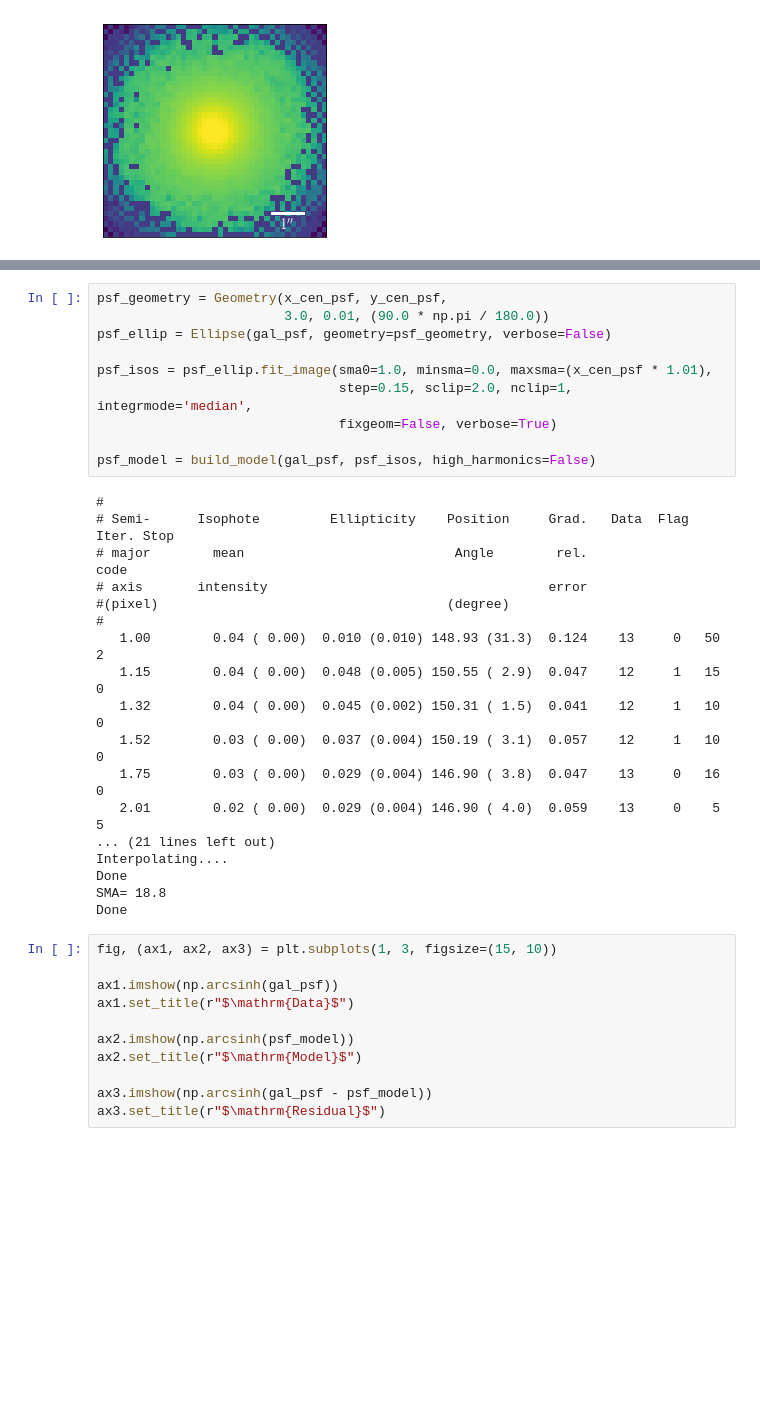
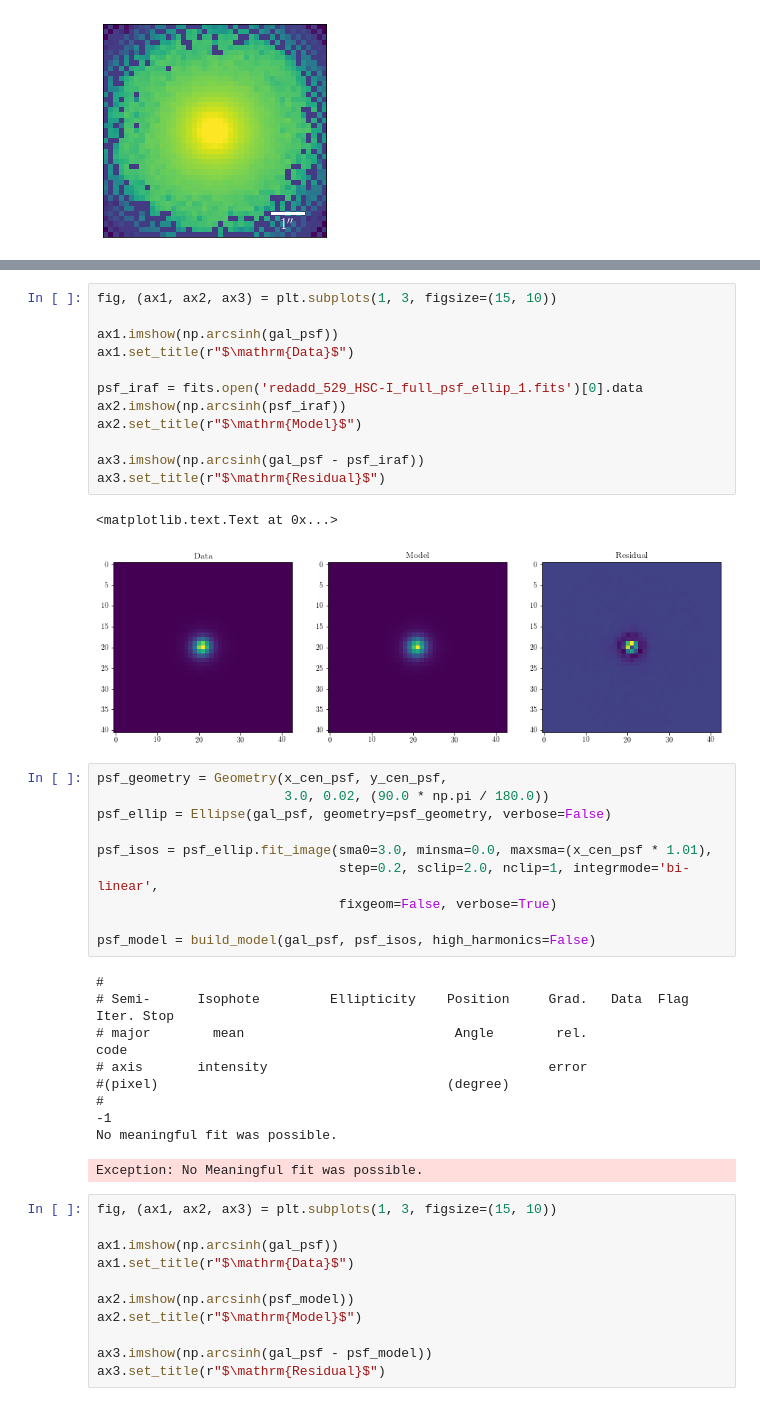
Before and after one commit to dr-guangtou/kungpao, a Jupyter notebook: demo/kungpao_footprint_noise_replace.ipynb, the cells around one changed output, grey strips where cells are left out. Drawn from its saved outputs; the diff is of its cells as text; blank space fills up the shorter version.

```diff
--- a/demo/kungpao_footprint_noise_replace.ipynb
+++ b/demo/kungpao_footprint_noise_replace.ipynb
@@ -292,10 +331,25 @@ aa, bb = galsbp.galSBP('redadd_529_HSC-I_full_psf.fits',
+# %%
+fig, (ax1, ax2, ax3) = plt.subplots(1, 3, figsize=(15, 10))
+
+ax1.imshow(np.arcsinh(gal_psf))
+ax1.set_title(r"$\mathrm{Data}$")
+
+psf_iraf = fits.open('redadd_529_HSC-I_full_psf_ellip_1.fits')[0].data
+ax2.imshow(np.arcsinh(psf_iraf))
+ax2.set_title(r"$\mathrm{Model}$")
+
+ax3.imshow(np.arcsinh(gal_psf - psf_iraf))
+ax3.set_title(r"$\mathrm{Residual}$")
+# %% [output]
+<matplotlib.text.Text at 0x...>
+[figure, added]
 # %%
 psf_geometry = Geometry(x_cen_psf, y_cen_psf,
-                        3.0, 0.01, (90.0 * np.pi / 180.0))
+                        3.0, 0.02, (90.0 * np.pi / 180.0))
 psf_ellip = Ellipse(gal_psf, geometry=psf_geometry, verbose=False)
 
-psf_isos = psf_ellip.fit_image(sma0=1.0, minsma=0.0, maxsma=(x_cen_psf * 1.01),
-                               step=0.15, sclip=2.0, nclip=1, integrmode='median',
+psf_isos = psf_ellip.fit_image(sma0=3.0, minsma=0.0, maxsma=(x_cen_psf * 1.01),
+                               step=0.2, sclip=2.0, nclip=1, integrmode='bi-linear',
                                fixgeom=False, verbose=True)
 
 psf_model = build_model(gal_psf, psf_isos, high_harmonics=False)
@@ -306,17 +360,9 @@ psf_model = build_model(gal_psf, psf_isos, high_harmonics=False)
 # axis       intensity                                    error
 #(pixel)                                     (degree)
 #
-   1.00        0.04 ( 0.00)  0.010 (0.010) 148.93 (31.3)  0.124    13     0   50     2
-   1.15        0.04 ( 0.00)  0.048 (0.005) 150.55 ( 2.9)  0.047    12     1   15     0
-   1.32        0.04 ( 0.00)  0.045 (0.002) 150.31 ( 1.5)  0.041    12     1   10     0
-   1.52        0.03 ( 0.00)  0.037 (0.004) 150.19 ( 3.1)  0.057    12     1   10     0
-   1.75        0.03 ( 0.00)  0.029 (0.004) 146.90 ( 3.8)  0.047    13     0   16     0
-   2.01        0.02 ( 0.00)  0.029 (0.004) 146.90 ( 4.0)  0.059    13     0    5     5
-... (21 lines left out)
-Interpolating....
-Done
-SMA= 18.8
-Done
+-1
+No meaningful fit was possible.
+Exception: No Meaningful fit was possible.
 # %%
 fig, (ax1, ax2, ax3) = plt.subplots(1, 3, figsize=(15, 10))
 
```
Also changed, not shown: parts of 4 cells of this notebook.
